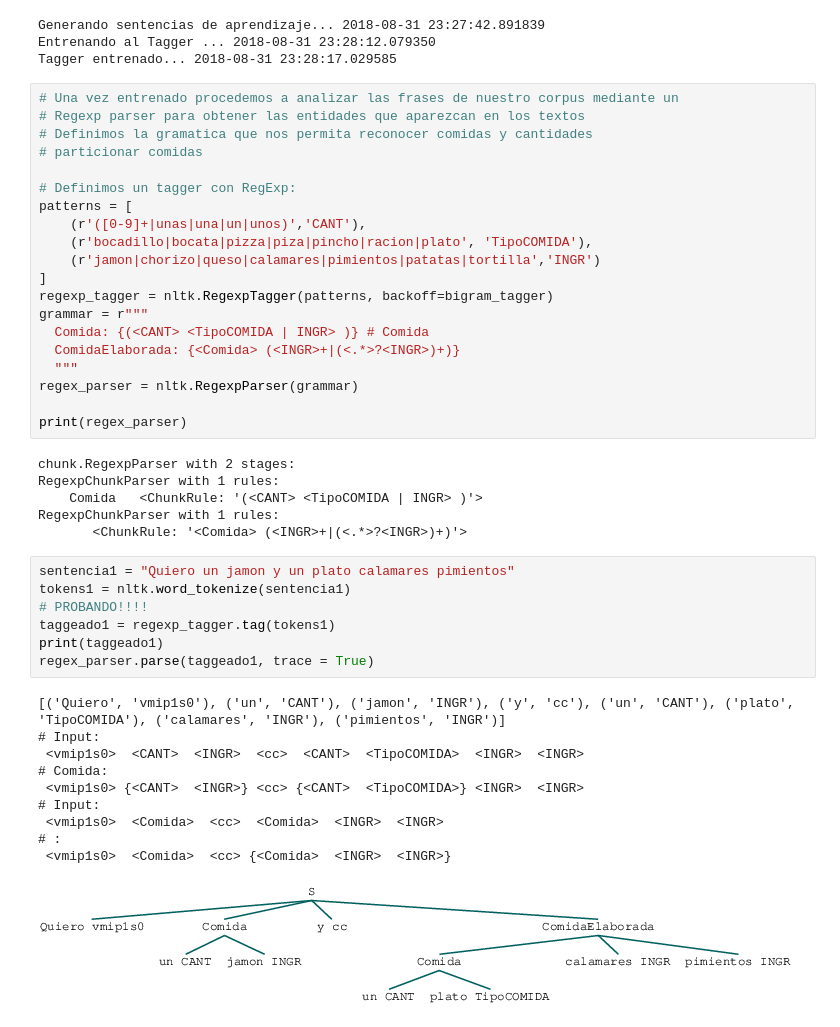
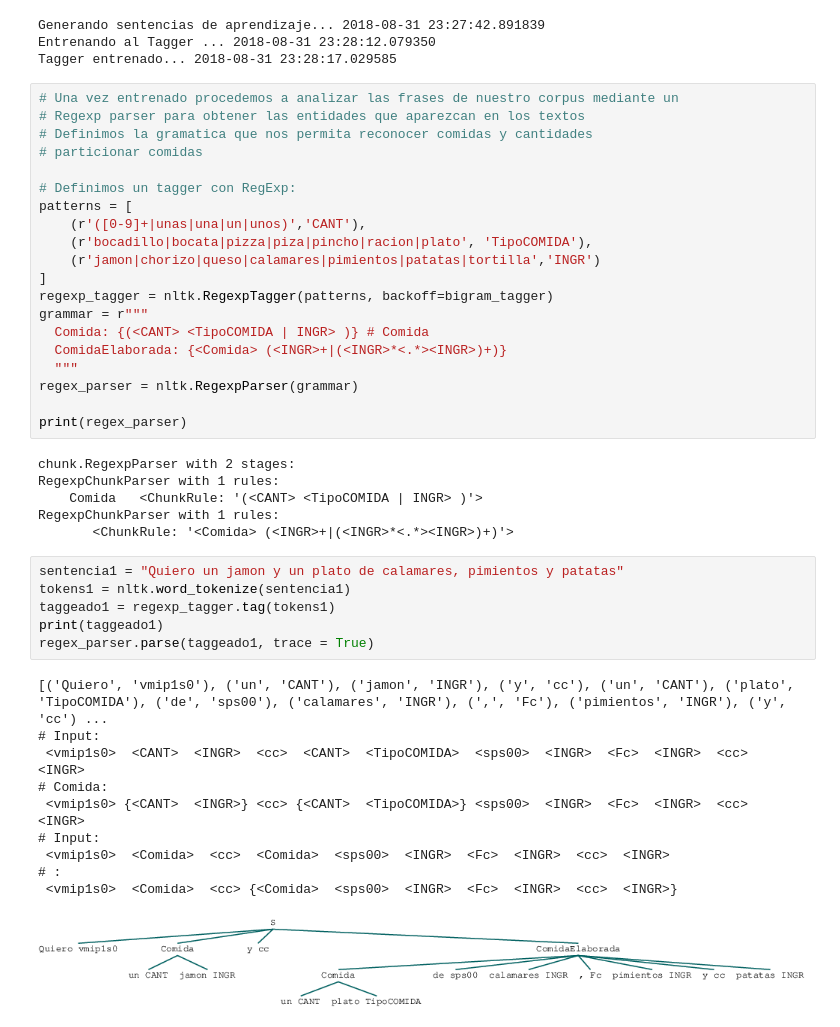
Before and after one commit to chemadd/masterBD, a Jupyter notebook: 04.Mineria de texto y NLP/PracticaFinal_ChunksComida.ipynb, the cells around one changed output. Cells and saved outputs as stored; diff of their text form.

```diff
--- a/04.Mineria de texto y NLP/PracticaFinal_ChunksComida.ipynb
+++ b/04.Mineria de texto y NLP/PracticaFinal_ChunksComida.ipynb
@@ -75,7 +75,7 @@ patterns = [
 regexp_tagger = nltk.RegexpTagger(patterns, backoff=bigram_tagger)
 grammar = r"""
   Comida: {(<CANT> <TipoCOMIDA | INGR> )} # Comida
-  ComidaElaborada: {<Comida> (<INGR>+|(<.*>?<INGR>)+)}
+  ComidaElaborada: {<Comida> (<INGR>+|(<INGR>*<.*><INGR>)+)}
   """
 regex_parser = nltk.RegexpParser(grammar)
 
@@ -85,23 +85,22 @@ chunk.RegexpParser with 2 stages:
 RegexpChunkParser with 1 rules:
     Comida   <ChunkRule: '(<CANT> <TipoCOMIDA | INGR> )'>
 RegexpChunkParser with 1 rules:
-       <ChunkRule: '<Comida> (<INGR>+|(<.*>?<INGR>)+)'>
+       <ChunkRule: '<Comida> (<INGR>+|(<INGR>*<.*><INGR>)+)'>
 # %%
-sentencia1 = "Quiero un jamon y un plato calamares pimientos"
+sentencia1 = "Quiero un jamon y un plato de calamares, pimientos y patatas"
 tokens1 = nltk.word_tokenize(sentencia1)
-# PROBANDO!!!!
 taggeado1 = regexp_tagger.tag(tokens1)
 print(taggeado1)
 regex_parser.parse(taggeado1, trace = True)
 # %% [output]
-[('Quiero', 'vmip1s0'), ('un', 'CANT'), ('jamon', 'INGR'), ('y', 'cc'), ('un', 'CANT'), ('plato', 'TipoCOMIDA'), ('calamares', 'INGR'), ('pimientos', 'INGR')]
+[('Quiero', 'vmip1s0'), ('un', 'CANT'), ('jamon', 'INGR'), ('y', 'cc'), ('un', 'CANT'), ('plato', 'TipoCOMIDA'), ('de', 'sps00'), ('calamares', 'INGR'), (',', 'Fc'), ('pimientos', 'INGR'), ('y', 'cc') ...
 # Input:
- <vmip1s0>  <CANT>  <INGR>  <cc>  <CANT>  <TipoCOMIDA>  <INGR>  <INGR>
+ <vmip1s0>  <CANT>  <INGR>  <cc>  <CANT>  <TipoCOMIDA>  <sps00>  <INGR>  <Fc>  <INGR>  <cc>  <INGR>
 # Comida:
- <vmip1s0> {<CANT>  <INGR>} <cc> {<CANT>  <TipoCOMIDA>} <INGR>  <INGR>
+ <vmip1s0> {<CANT>  <INGR>} <cc> {<CANT>  <TipoCOMIDA>} <sps00>  <INGR>  <Fc>  <INGR>  <cc>  <INGR>
 # Input:
- <vmip1s0>  <Comida>  <cc>  <Comida>  <INGR>  <INGR>
+ <vmip1s0>  <Comida>  <cc>  <Comida>  <sps00>  <INGR>  <Fc>  <INGR>  <cc>  <INGR>
 # :
- <vmip1s0>  <Comida>  <cc> {<Comida>  <INGR>  <INGR>}
+ <vmip1s0>  <Comida>  <cc> {<Comida>  <sps00>  <INGR>  <Fc>  <INGR>  <cc>  <INGR>}
-[figure, old version]
+[figure, new version]
 # %%
```
Also changed, not shown: parts of 1 cell of this notebook.
